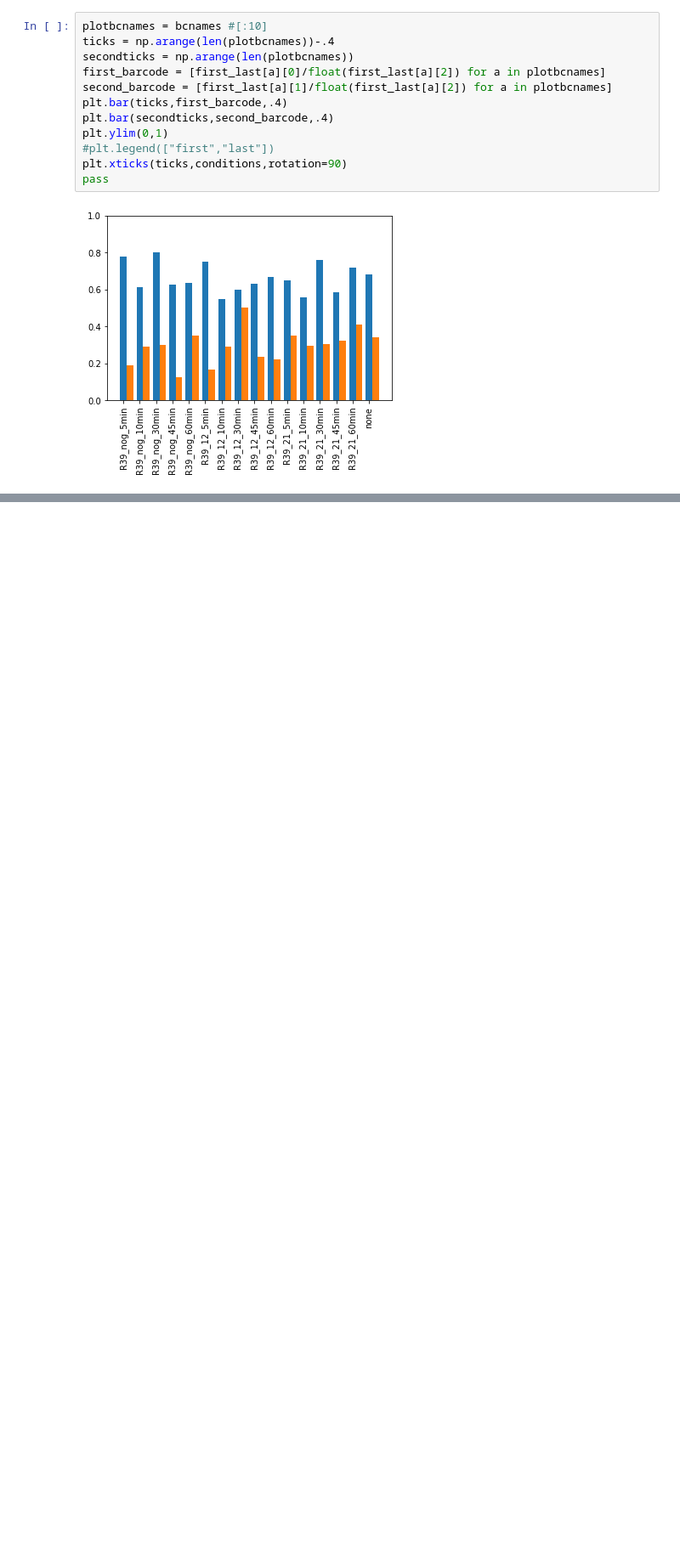
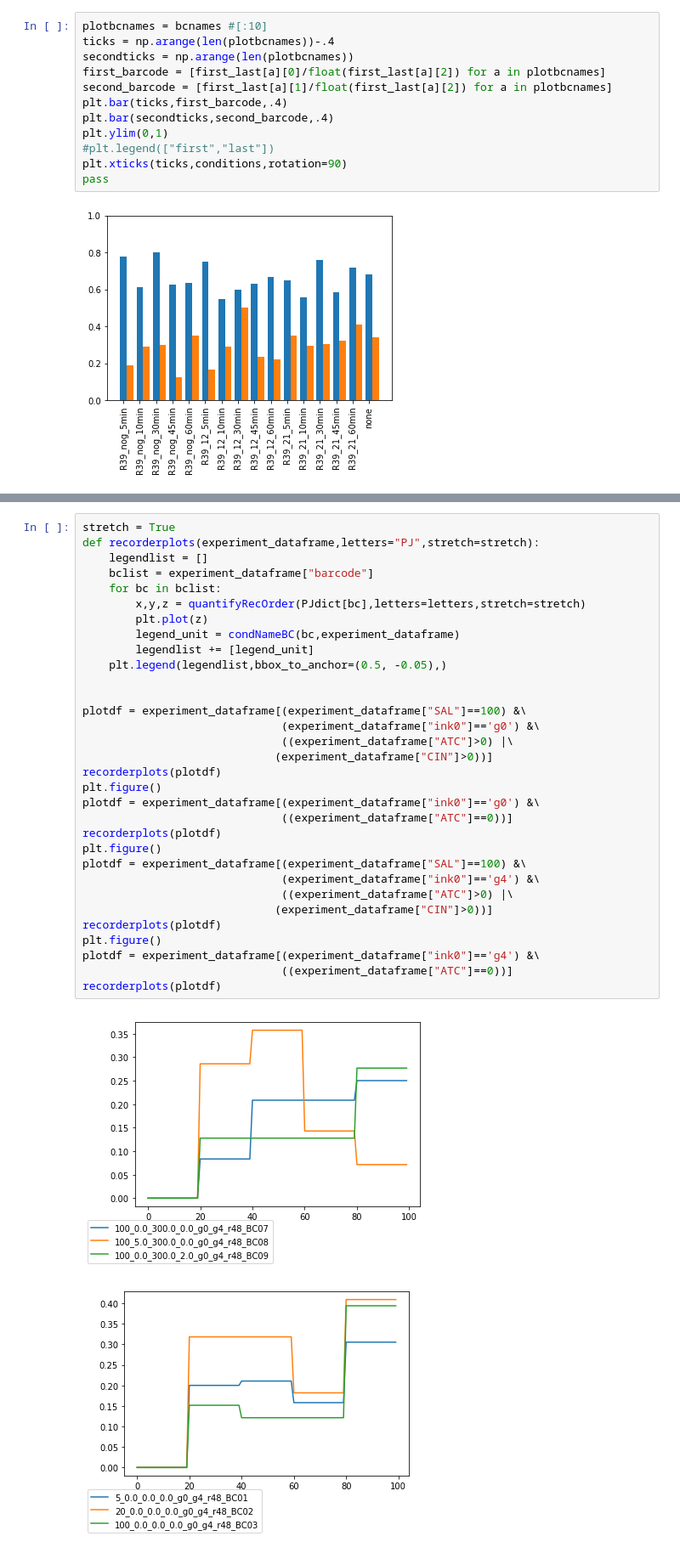
Before and after one commit to dr3y/andreys_np_tools, a Jupyter notebook: edlab_test.ipynb, the cells around one changed output, grey strips where cells are left out. Shown at 85% size. Drawn from its saved outputs; the diff is of its cells as text; blank space fills up the shorter version.

```diff
--- a/edlab_test.ipynb
+++ b/edlab_test.ipynb
@@ -286,0 +269,35 @@ recorderplots(["BC11","BC12","BC13","BC14","BC15"])
+# %%
+stretch = True
+def recorderplots(experiment_dataframe,letters="PJ",stretch=stretch):
+    legendlist = []
+    bclist = experiment_dataframe["barcode"]
+    for bc in bclist:
+        x,y,z = quantifyRecOrder(PJdict[bc],letters=letters,stretch=stretch)
+        plt.plot(z)
+        legend_unit = condNameBC(bc,experiment_dataframe)
+        legendlist += [legend_unit]
+    plt.legend(legendlist,bbox_to_anchor=(0.5, -0.05),)
+
+
+plotdf = experiment_dataframe[(experiment_dataframe["SAL"]==100) &\
+                              (experiment_dataframe["ink0"]=='g0') &\
+                              ((experiment_dataframe["ATC"]>0) |\
+                             (experiment_dataframe["CIN"]>0))]
+recorderplots(plotdf)
+plt.figure()
+plotdf = experiment_dataframe[(experiment_dataframe["ink0"]=='g0') &\
+                              ((experiment_dataframe["ATC"]==0))]
+recorderplots(plotdf)
+plt.figure()
+plotdf = experiment_dataframe[(experiment_dataframe["SAL"]==100) &\
+                              (experiment_dataframe["ink0"]=='g4') &\
+                              ((experiment_dataframe["ATC"]>0) |\
+                             (experiment_dataframe["CIN"]>0))]
+recorderplots(plotdf)
+plt.figure()
+plotdf = experiment_dataframe[(experiment_dataframe["ink0"]=='g4') &\
+                              ((experiment_dataframe["ATC"]==0))]
+recorderplots(plotdf)
+# %% [output]
+[figure, added]
+[figure, added]
```
Also changed, not shown: parts of 9 cells of this notebook, 2 other files.
